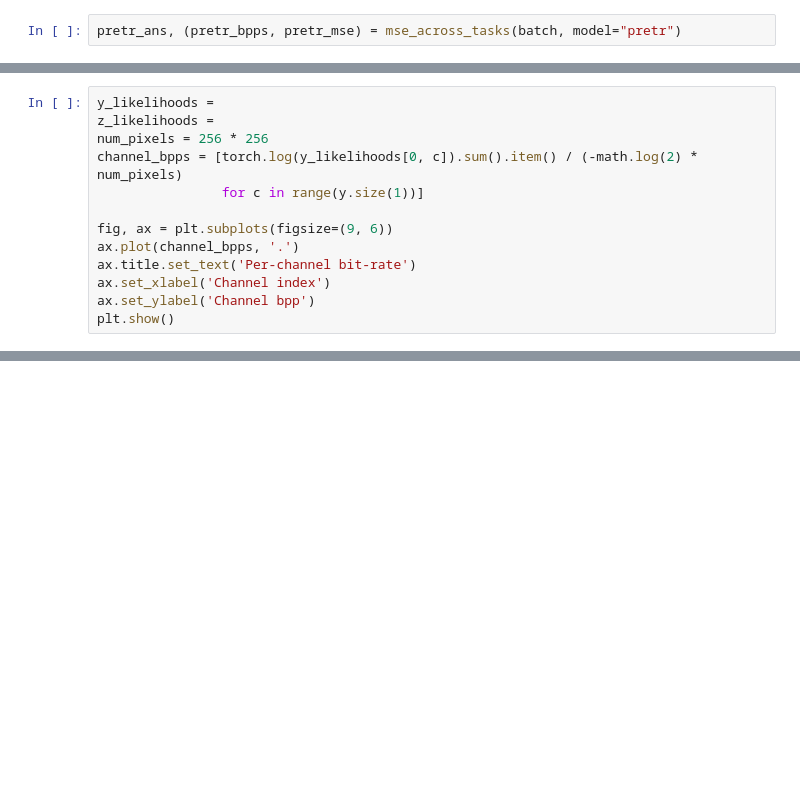
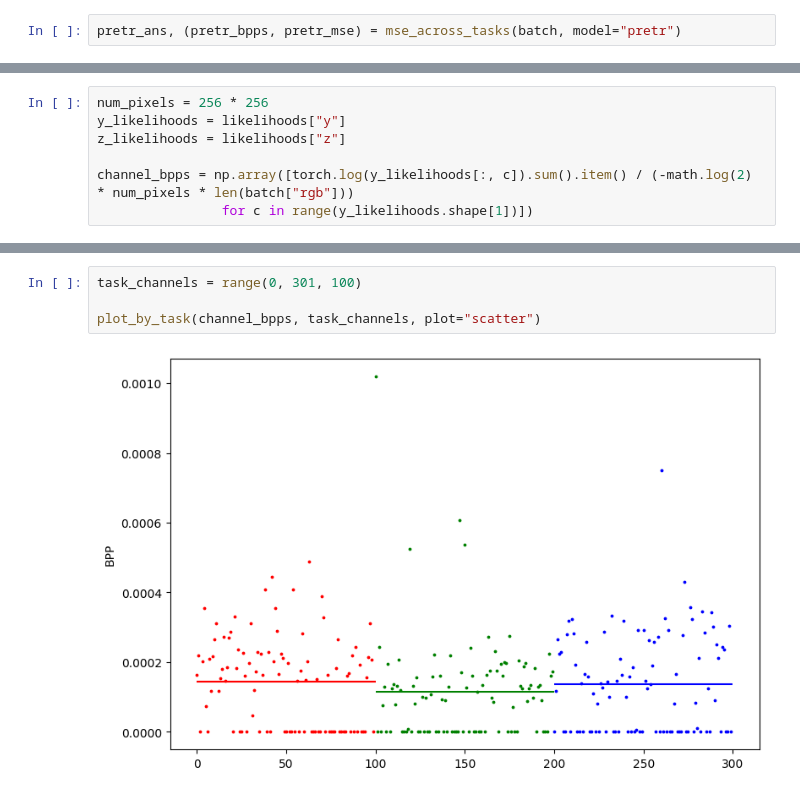
Before and after one commit to narekvslife/multi-modal-neural-compression, a Jupyter notebook: src/plots.ipynb, the cells around one changed output, grey strips where cells are left out. Saved outputs shown, nothing was run; the diff lists cells and outputs as text; blank space fills up the shorter version.

```diff
--- a/src/plots.ipynb
+++ b/src/plots.ipynb
@@ -289,13 +285,0 @@ plot_rate_distortion_curves(model_values)
-# %%
-y_likelihoods =
-z_likelihoods =
-num_pixels = 256 * 256
-channel_bpps = [torch.log(y_likelihoods[0, c]).sum().item() / (-math.log(2) * num_pixels)
-                for c in range(y.size(1))]
-
-fig, ax = plt.subplots(figsize=(9, 6))
-ax.plot(channel_bpps, '.')
-ax.title.set_text('Per-channel bit-rate')
-ax.set_xlabel('Channel index')
-ax.set_ylabel('Channel bpp')
-plt.show()
@@ -301,0 +335,7 @@ plt.show()
+# %%
+num_pixels = 256 * 256
+y_likelihoods = likelihoods["y"]
+z_likelihoods = likelihoods["z"]
+
+channel_bpps = np.array([torch.log(y_likelihoods[:, c]).sum().item() / (-math.log(2) * num_pixels * len(batch["rgb"]))
+                for c in range(y_likelihoods.shape[1])])
@@ -301,0 +395,6 @@ plt.show()
+# %%
+task_channels = range(0, 301, 100)
+
+plot_by_task(channel_bpps, task_channels, plot="scatter")
+# %% [output]
+[figure, added]
```
Also changed, not shown: parts of 26 cells of this notebook, 1 other file.
